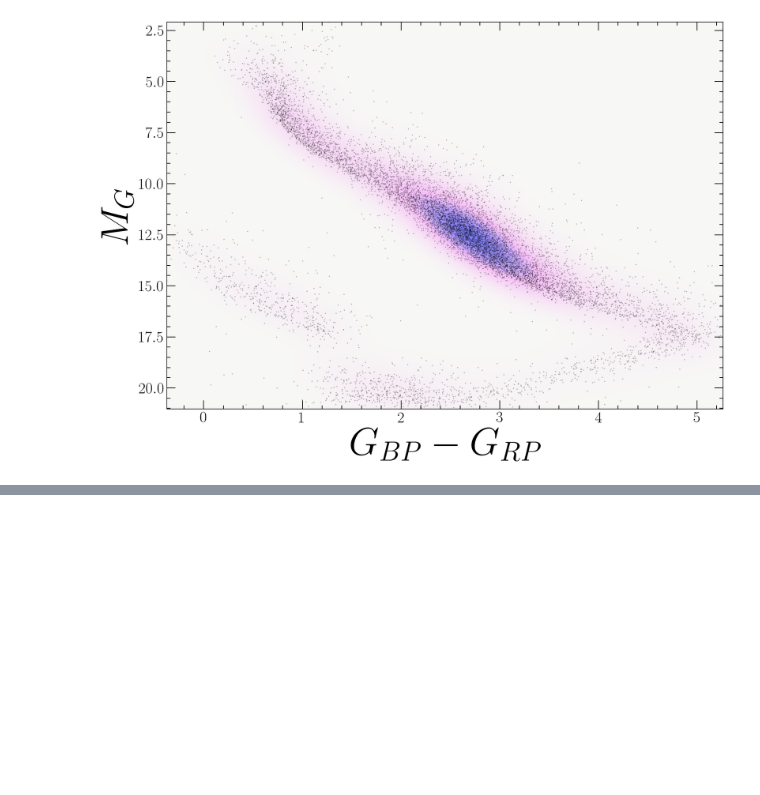
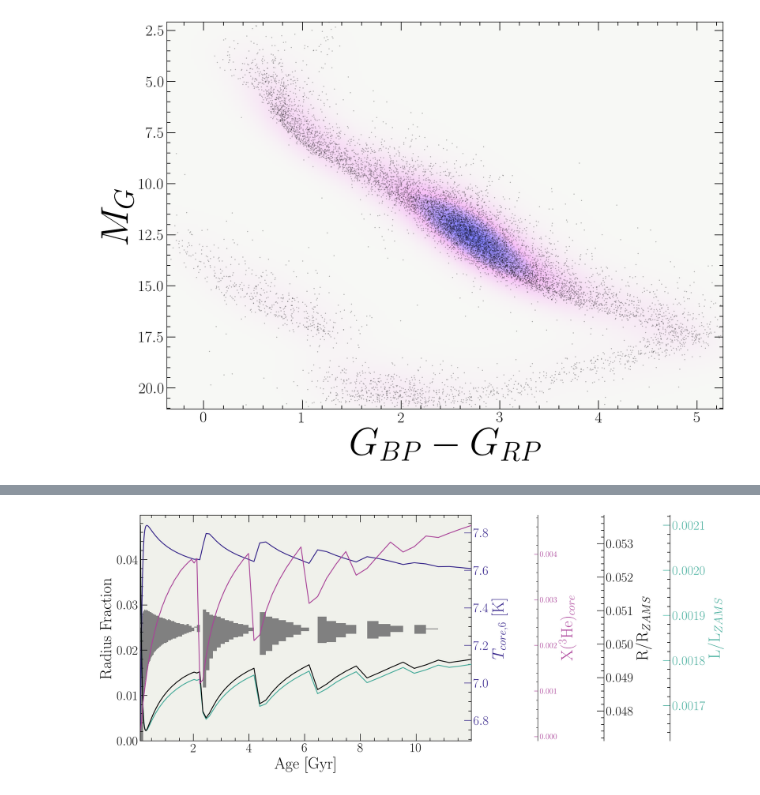
Before and after one commit to tboudreaux/thesis, a Jupyter notebook: proposal/presentation/notebooks/ProposalPresentationFigureMaker.ipynb, the cells around one changed output, grey strips where cells are left out. Cells and saved outputs as stored; diff of their text form; code cells hidden in the pictures; blank space fills up the shorter version.

```diff
--- a/proposal/presentation/notebooks/ProposalPresentationFigureMaker.ipynb
+++ b/proposal/presentation/notebooks/ProposalPresentationFigureMaker.ipynb
@@ -127,0 +348,63 @@ fig.savefig("figures/LocalCMD100ly.png", bbox_inches='tight', transparent=True)
+# %%
+kipPath = "Models/M0.35654999999999915_model/"
+files = os.listdir(kipPath)
+binMods = filter(lambda x: x.endswith('.binmod'), files)
+trks = filter(lambda x: x.endswith('.track'), files)
+
+binModFile = next(binMods)
+trkFile = next(trks)
+
+binModPath = os.path.join(kipPath, binModFile)
+trkPath = os.path.join(kipPath, trkFile)
+
+headers, cards = read_bin_mod(binModPath)
+trks, metas = read_trk(trkPath)
+trk = trks[0]
+
+minAge = 0.1
+maxAge = 12
+
+age = headers[:, 1]
+ageMask = age[(age <= maxAge) & (age >= minAge)]
+
+trkAgeCond = (trk['AGE'] <= maxAge) & (trk['AGE'] >= minAge)
+trkAge = trk['AGE'][trkAgeCond]
+
+ClogT = trk['C_log_T']
+Teff = ClogT[trkAgeCond]
+
+LLZAMS = ((10**trk['log_L'])/(10**trk.iloc[0]['log_L']))[trkAgeCond]
+
+RRZAMS = ((10**trk['log_R'])/(10**trk.iloc[0]['log_R']))[trkAgeCond]
+
+He3 = trk['CA_He3'][trkAgeCond]
+
+
+convectiveMask = cards[:, 5, :]
+radius = np.linspace(0, 1, convectiveMask.T.shape[0])
+
+radiusCut = 0.05
+
+convectiveMaskF = convectiveMask[(age <= maxAge) & (age >= minAge)]
+convectiveMaskF = convectiveMaskF[:,radius < radiusCut]
+
+fig, axes = Kippenhan_Iben(ageMask, radius[radius < radiusCut], convectiveMaskF, trkAge, (10**Teff)/1e6, LLZAMS, RRZAMS, He3)
+axes[0].tick_params(length=12, width=1)
+axes[0].tick_params(length=5, width=1, which='minor')
+axes[0].tick_params(axis='both', which='major', labelsize=22)
+
+axes[1].tick_params(length=12, width=1)
+axes[1].tick_params(length=5, width=1, which='minor')
+axes[1].tick_params(axis='both', which='major', labelsize=22)
+
+axes[2].tick_params(length=12, width=1)
+axes[2].tick_params(length=5, width=1, which='minor')
+axes[2].tick_params(axis='both', which='major', labelsize=22)
+
+axes[3].tick_params(length=12, width=1)
+axes[3].tick_params(length=5, width=1, which='minor')
+axes[3].tick_params(axis='both', which='major', labelsize=22)
+
+fig.savefig("figures/Kippenhan.png", bbox_inches="tight", transparent=True, dpi=200)
+# %% [output]
+[figure, added]
```
Also changed, not shown: parts of 17 cells of this notebook, 31 other files.
